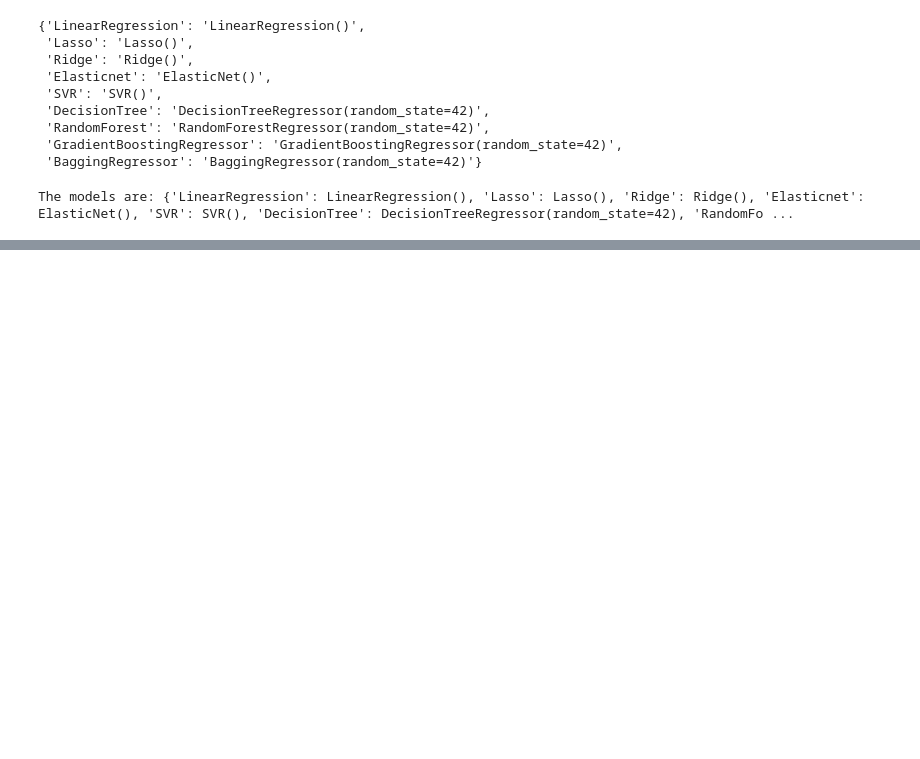
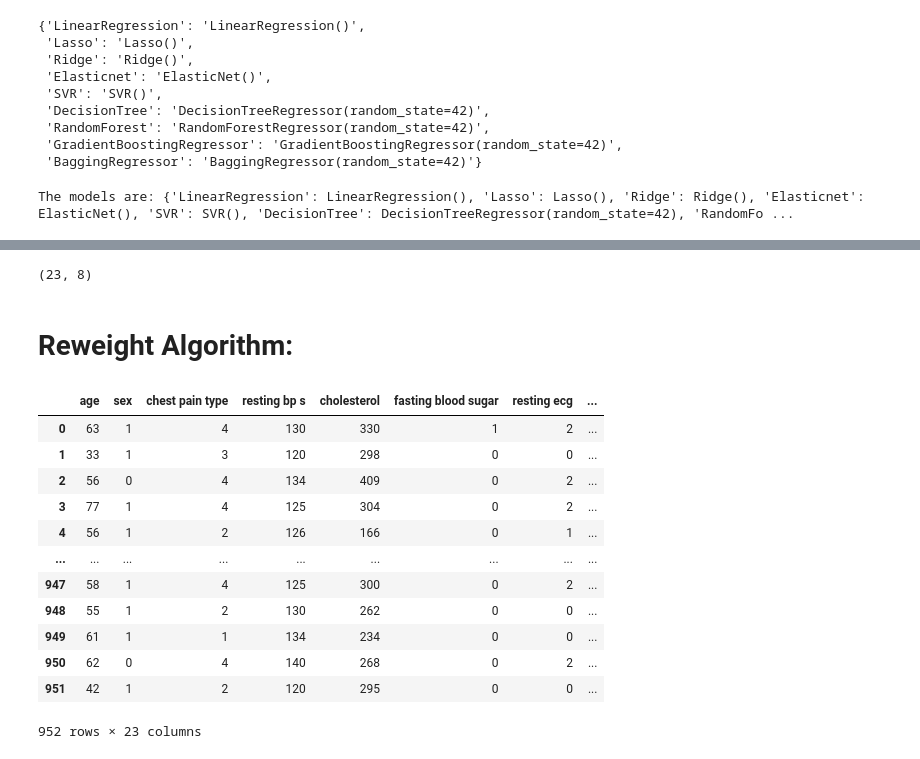
Before and after one commit to Abhishek-Dutta-Deloitte/Generalized_Model, a Jupyter notebook: notebook/demo.ipynb, the cells around one changed output, grey strips where cells are left out. Saved outputs shown, nothing was run; the diff lists cells and outputs as text; code cells hidden in the pictures; blank space fills up the shorter version.

Commit message:
fairness

```diff
--- a/notebook/demo.ipynb
+++ b/notebook/demo.ipynb
@@ -230,0 +437,8 @@ The models are: {'LinearRegression': LinearRegression(), 'Lasso': Lasso(), 'Ridg
+# %%
+# For numeric columns, fill NA values with the mean of the column
+for col in df_train.select_dtypes(include=[np.number]).columns:
+    df_train[col] = df_train[col].fillna(df_train[col].mean())
+
+# For non-numeric columns, fill NA values with a specific value
+for col in df_train.select_dtypes(exclude=[np.number]).columns:
+    df_train[col] = df_train[col].fillna('')
@@ -230,0 +471,23 @@ The models are: {'LinearRegression': LinearRegression(), 'Lasso': Lasso(), 'Ridg
+# %%
+#ordinal Columns:
+
+ordinal_cols = ["chest pain type", "resting ecg", "ST slope"]
+
+# List of categorical columns
+categorical_columns = [ "sex", "fasting blood sugar", "exercise angina"]
+# %%
+# Define the column names
+column_names = [
+    'Column',
+    'Shape of the training dataset',
+    'Training data favorable label',
+    'Training data unfavorable label',
+    'Training data protected attribute',
+    'Training data privileged protected attribute',
+    'Training data unprivileged protected attribute',
+    'Fairness score'
+]
+
+# Create an empty DataFrame with the column names
+df_details = pd.DataFrame(columns=column_names)
+df_details
@@ -230,0 +664,23 @@ The models are: {'LinearRegression': LinearRegression(), 'Lasso': Lasso(), 'Ridg
+# %%
+df_details.shape
+# %% [output]
+(23, 8)
+# %% [markdown]
+# Reweight Algorithm:
+# %%
+df_train_final = df_train.copy()
+df_train_final
+# %% [output]
+|  | age | sex | chest pain type | resting bp s | cholesterol | fasting blood sugar | resting ecg | ... |
+| 0 | 63 | 1 | 4 | 130 | 330 | 1 | 2 | ... |
+| 1 | 33 | 1 | 3 | 120 | 298 | 0 | 0 | ... |
+| 2 | 56 | 0 | 4 | 134 | 409 | 0 | 2 | ... |
+| 3 | 77 | 1 | 4 | 125 | 304 | 0 | 2 | ... |
+| 4 | 56 | 1 | 2 | 126 | 166 | 0 | 1 | ... |
+| ... | ... | ... | ... | ... | ... | ... | ... | ... |
+| 947 | 58 | 1 | 4 | 125 | 300 | 0 | 2 | ... |
+| 948 | 55 | 1 | 2 | 130 | 262 | 0 | 0 | ... |
+| 949 | 61 | 1 | 1 | 134 | 234 | 0 | 0 | ... |
+| 950 | 62 | 0 | 4 | 140 | 268 | 0 | 2 | ... |
+| 951 | 42 | 1 | 2 | 120 | 295 | 0 | 0 | ... |
+952 rows × 23 columns
```
Also changed, not shown: parts of 43 cells of this notebook, 6 other files.
